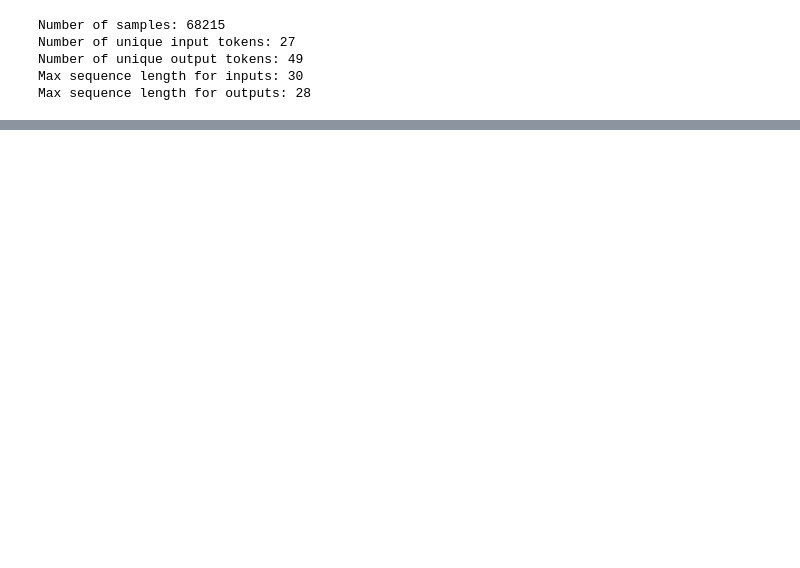
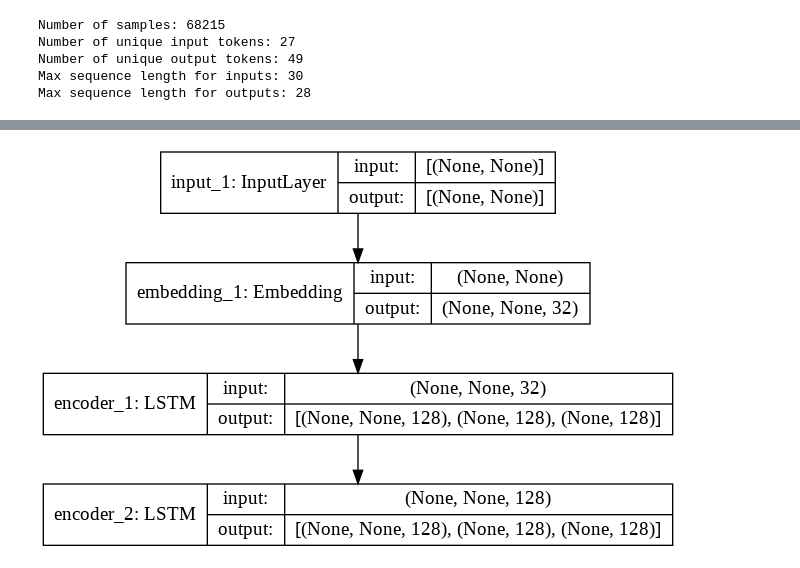
Before and after one commit to kodikarthik21/CS6910---Fundamentals-of-Deep-Learning, a Jupyter notebook: Assignment03/seq2seq_without_Attention.ipynb, the cells around one changed output, grey strips where cells are left out. Cells and saved outputs as stored; diff of their text form; code cells hidden in the pictures; blank space fills up the shorter version.

```diff
--- a/Assignment03/seq2seq_without_Attention.ipynb
+++ b/Assignment03/seq2seq_without_Attention.ipynb
@@ -389,0 +686,4 @@ WARNING:tensorflow:Layer decoder_2 will not use cuDNN kernel since it doesn't me
+# %%
+plot_model(encoder_model, to_file='model_plot.png', show_shapes=True, show_layer_names=True)
+# %% [output]
+[figure, added]
```
Also changed, not shown: parts of 44 cells of this notebook.
